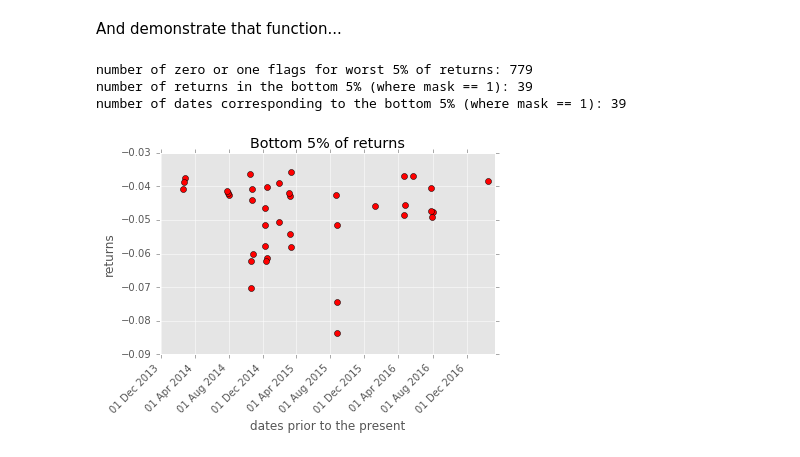
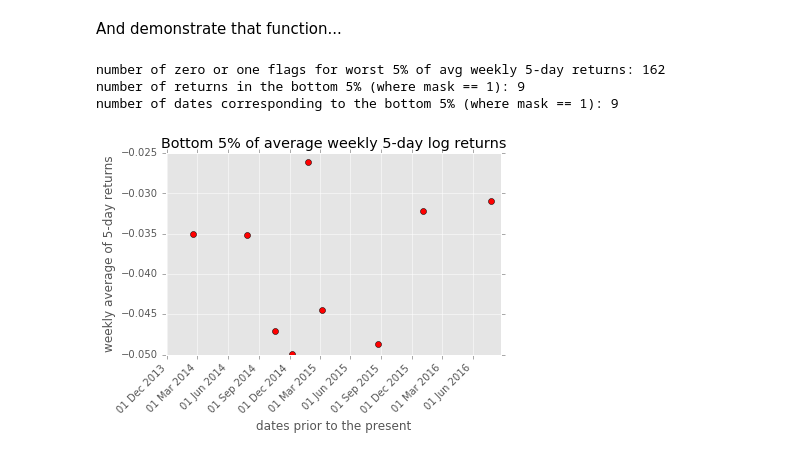
Before and after one commit to matthewebates/financial_data_analysis, a Jupyter notebook: StockAnalysis.ipynb, the cells around one changed output. Drawn from its saved outputs; the diff is of its cells as text; code cells hidden in the pictures.

Commit message:
Finished function avgWeeklyAndReorder() in StockAnalysis.ipynb
finished function avgWeeklyAndReorder(). Everything works now. Re-ran it
all.

```diff
--- a/StockAnalysis.ipynb
+++ b/StockAnalysis.ipynb
@@ -258,0 +269,4 @@ IndexError: index 781 is out of bounds for axis 0 with size 781
+# %%
+sundays_of_weeks, weekly_returns = avgWeeklyAndReorder(closing_dates[0:len(closing_dates)-n_days], stock_returns)
+
+for i in range(len(sundays_of_weeks)): print(i, '\t', sundays_of_weeks[i], '\t', weekly_returns[i])
@@ -275,39 +307,40 @@ def worstReturns(stock_returns = np.empty(0), pWorst = 5):
 # %% [markdown]
 And demonstrate that function...
 # %%
-##### HERE IS SOME QUICK CODE TO DEMONSTRATE THE FUNCTION ABOVE & PLOT ITS RESULTS #####
+##### HERE IS SOME QUICK CODE TO DEMONSTRATE THE FUNCTIONS ABOVE & PLOT THEIR RESULTS #####
 
-#Run it...
-bottom5Mask = worstReturns(stock_returns, 5)
-bottom5Returns = np.array([r for r, mask in zip(stock_returns, bottom5Mask) if mask == 1])
-bottom5Dates = np.array([d for d, mask in zip(closing_dates, bottom5Mask) if mask == 1])
-print('number of zero or one flags for worst 5% of returns:', len(bottom5Mask))
+#Run them...
+bottom5Mask = worstReturns(weekly_returns, 5)
+bottom5Returns = np.array([r for r, mask in zip(weekly_returns, bottom5Mask) if mask == 1])
+bottom5Dates = np.array([d for d, mask in zip(sundays_of_weeks, bottom5Mask) if mask == 1])
+print('number of zero or one flags for worst 5% of avg weekly 5-day returns:', len(bottom5Mask))
 print('number of returns in the bottom 5% (where mask == 1):', len(bottom5Returns))
 print('number of dates corresponding to the bottom 5% (where mask == 1):', len(bottom5Dates), '\n')
 
 #Plot it...
 pltdata = []
 for i in range(len(bottom5Returns)):
-    pltdata.append((DT.datetime.strptime(bottom5Dates[i], "%Y-%m-%d"), bottom5Returns[i]))
+    pltdata.append((bottom5Dates[i], bottom5Returns[i]))
+    #pltdata.append((DT.datetime.strptime(bottom5Dates[i], "%Y-%m-%d"), bottom5Returns[i]))
 x = [date2num(date) for (date, value) in pltdata]
 y = [value for (date, value) in pltdata]
 fig, ax = plt.subplots()
 ax.plot(x,y, 'ro')
 ax.xaxis.set_major_formatter(DateFormatter('%d %b %Y')) #('%b %d %Y'))
 ax.xaxis_date()  #tell matplotlib to interpret the x-axis values as dates
 plt.gcf().autofmt_xdate(rotation=45) #rotate the x labels
-plt.title('Bottom 5% of returns')
-plt.ylabel('returns')
+plt.title('Bottom 5% of average weekly 5-day log returns')
+plt.ylabel('weekly average of 5-day returns')
 plt.xlabel('dates prior to the present')
 plt.show()
 
 #Display it...
-print('Here are the 5% worst returns from the dataset:')
+print('Here are the 5% worst average weekly 5-day returns from the dataset:')
 for i in range(len(bottom5Returns)): print(bottom5Dates[i], '\t', bottom5Returns[i])
-print('\nHere is the start of the binary bitmask that identifyies the locations of those worst returns:')
-for i in range(min(len(bottom5Mask), 50)): print(bottom5Mask[i])
+print('\nHere are the first few items in the binary bitmask that identifyies the locations of those worst returns:')
+for i in range(min(len(bottom5Mask), 30)): print(bottom5Mask[i])
 # %% [output]
-number of zero or one flags for worst 5% of returns: 779
-number of returns in the bottom 5% (where mask == 1): 39
-number of dates corresponding to the bottom 5% (where mask == 1): 39
+number of zero or one flags for worst 5% of avg weekly 5-day returns: 162
+number of returns in the bottom 5% (where mask == 1): 9
+number of dates corresponding to the bottom 5% (where mask == 1): 9
-[figure, old version]
+[figure, new version]
```
Also changed, not shown: parts of 4 cells of this notebook.
